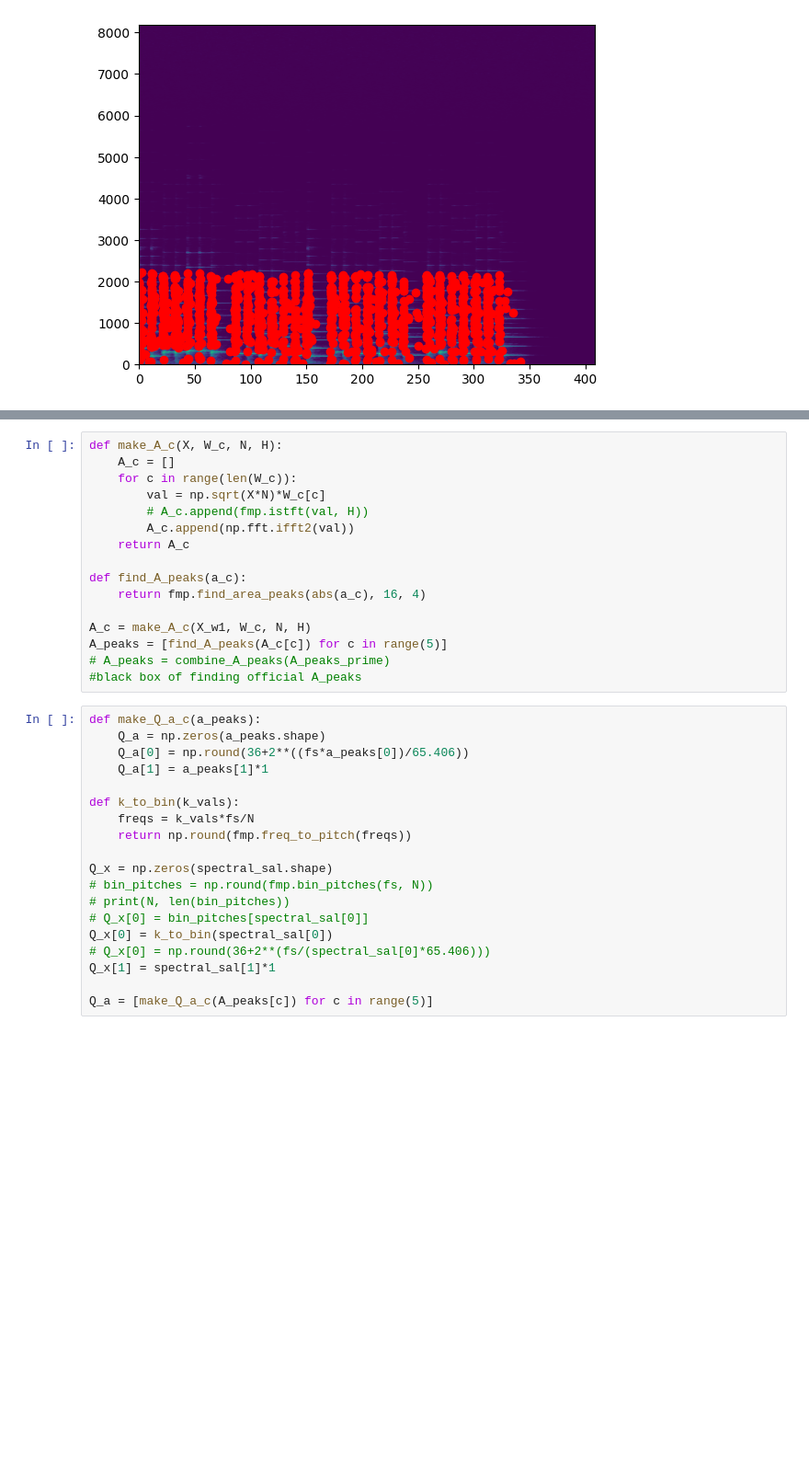
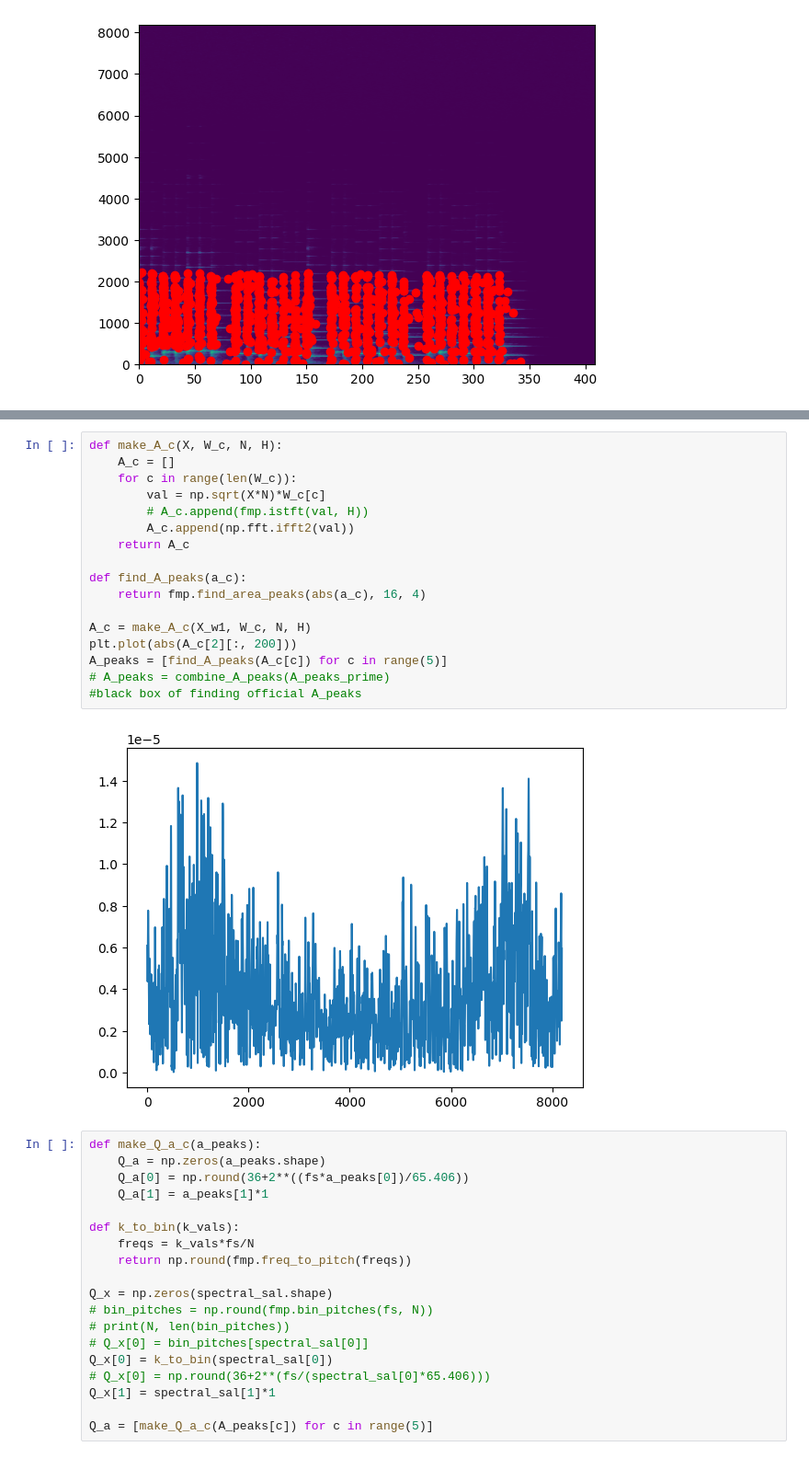
Before and after one commit to johnmagira/fmp_project, a Jupyter notebook: pitch_detection.ipynb, the cells around one changed output, grey strips where cells are left out. Shown: that part at 92% size. Drawn from its saved outputs; the diff is of its cells as text; blank space fills up the shorter version.

```diff
--- a/pitch_detection.ipynb
+++ b/pitch_detection.ipynb
@@ -121,19 +159,22 @@ W_c = make_W_c(5)
 # %%
 def make_A_c(X, W_c, N, H):
     A_c = []
     for c in range(len(W_c)):
         val = np.sqrt(X*N)*W_c[c]
         # A_c.append(fmp.istft(val, H))
         A_c.append(np.fft.ifft2(val))
     return A_c
 
 def find_A_peaks(a_c):
     return fmp.find_area_peaks(abs(a_c), 16, 4)
 
 A_c = make_A_c(X_w1, W_c, N, H)
+plt.plot(abs(A_c[2][:, 200]))
 A_peaks = [find_A_peaks(A_c[c]) for c in range(5)]
 # A_peaks = combine_A_peaks(A_peaks_prime)
 #black box of finding official A_peaks
+# %% [output]
+[figure, added]
 # %%
 def make_Q_a_c(a_peaks):
     Q_a = np.zeros(a_peaks.shape)
```
Also changed, not shown: parts of 1 cell of this notebook.
